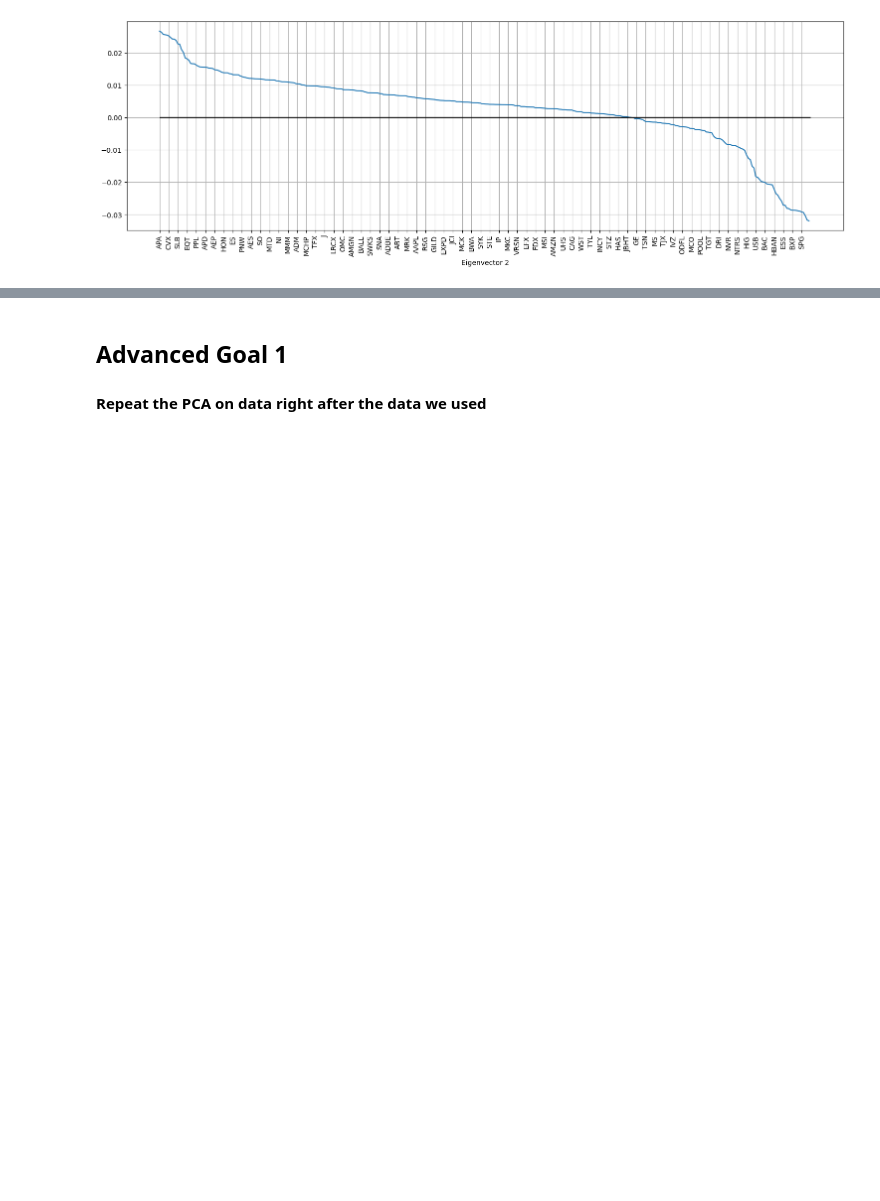
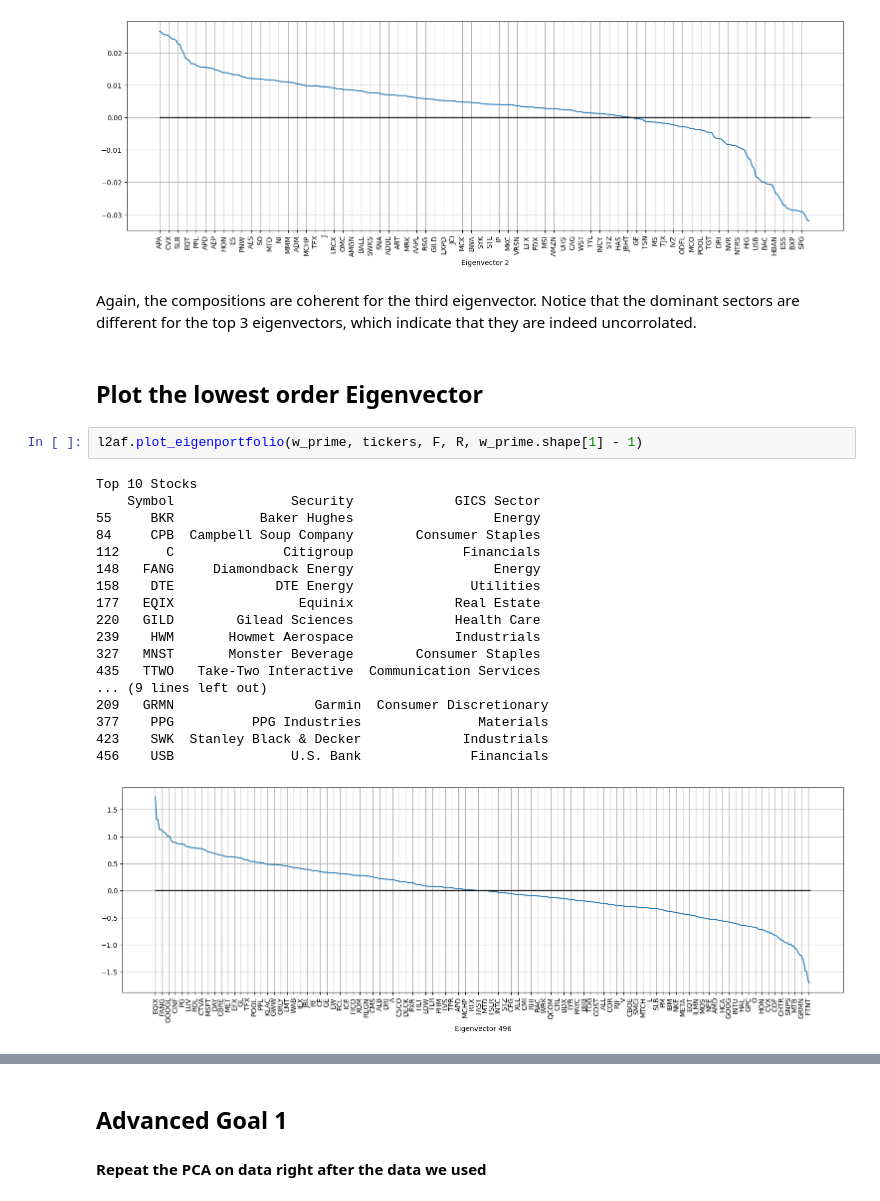
Before and after one commit to andygarcia830/msdspt2025b_dmw_lab2_lt5, a Jupyter notebook: Lab2A-LT5.ipynb, the cells around one changed output, grey strips where cells are left out. Cells and saved outputs as stored; diff of their text form; blank space fills up the shorter version.

```diff
--- a/Lab2A-LT5.ipynb
+++ b/Lab2A-LT5.ipynb
@@ -233,3 +239,28 @@ Top 10 Stocks
 416    SPG   Simon Property Group  Real Estate
 458    UDR              UDR, Inc.  Real Estate
 [figure]
+# %% [markdown]
+Again, the compositions are coherent for the third eigenvector. Notice that the dominant sectors are different for the top 3 eigenvectors, which indicate that they are indeed uncorrolated.
+# %% [markdown]
+## Plot the lowest order Eigenvector
+# %%
+l2af.plot_eigenportfolio(w_prime, tickers, F, R, w_prime.shape[1] - 1)
+# %% [output]
+Top 10 Stocks
+    Symbol               Security             GICS Sector
+55     BKR           Baker Hughes                  Energy
+84     CPB  Campbell Soup Company        Consumer Staples
+112      C              Citigroup              Financials
+148   FANG     Diamondback Energy                  Energy
+158    DTE             DTE Energy               Utilities
+177   EQIX                Equinix             Real Estate
+220   GILD        Gilead Sciences             Health Care
+239    HWM       Howmet Aerospace             Industrials
+327   MNST       Monster Beverage        Consumer Staples
+435   TTWO   Take-Two Interactive  Communication Services
+... (9 lines left out)
+209   GRMN                  Garmin  Consumer Discretionary
+377    PPG          PPG Industries               Materials
+423    SWK  Stanley Black & Decker             Industrials
+456    USB               U.S. Bank              Financials
+[figure, added]
```
Also changed, not shown: parts of 6 cells of this notebook, 1 other file.
